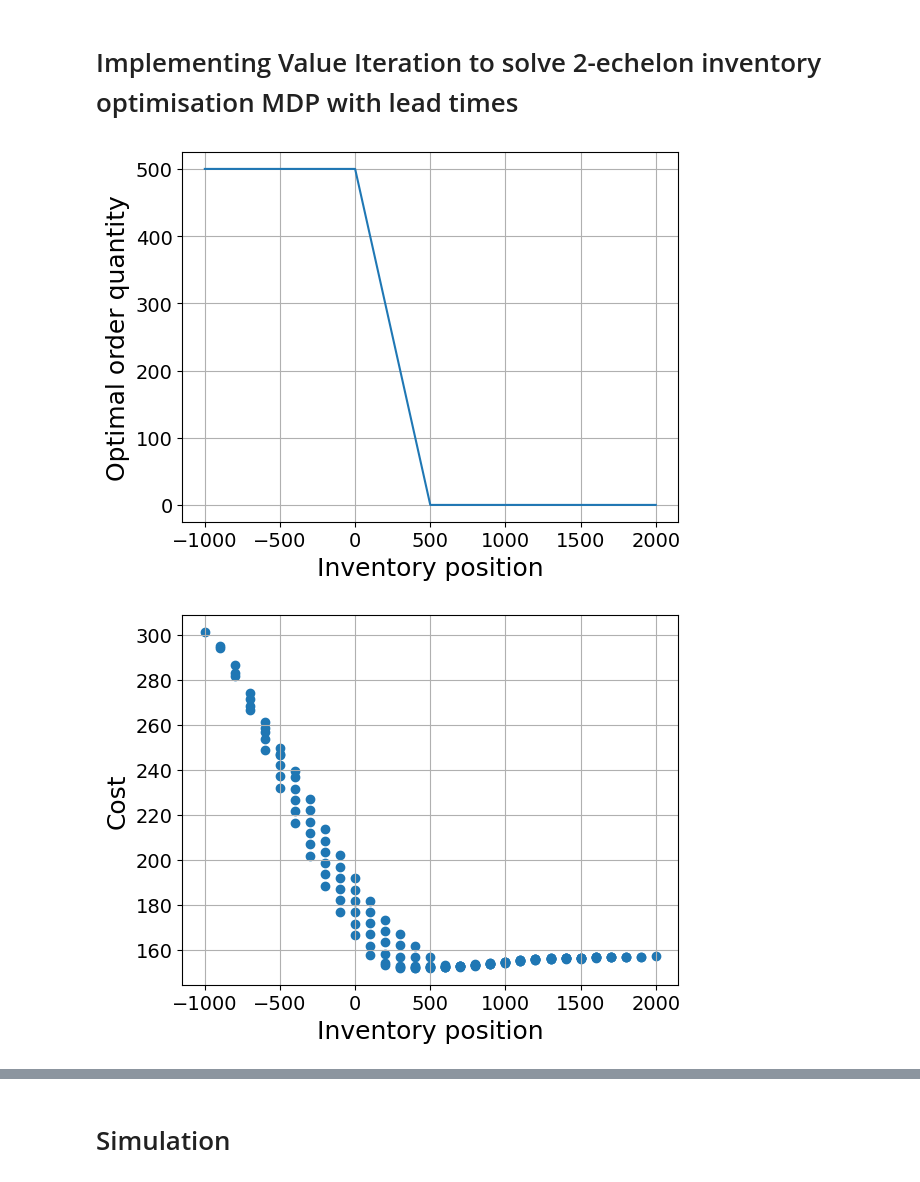
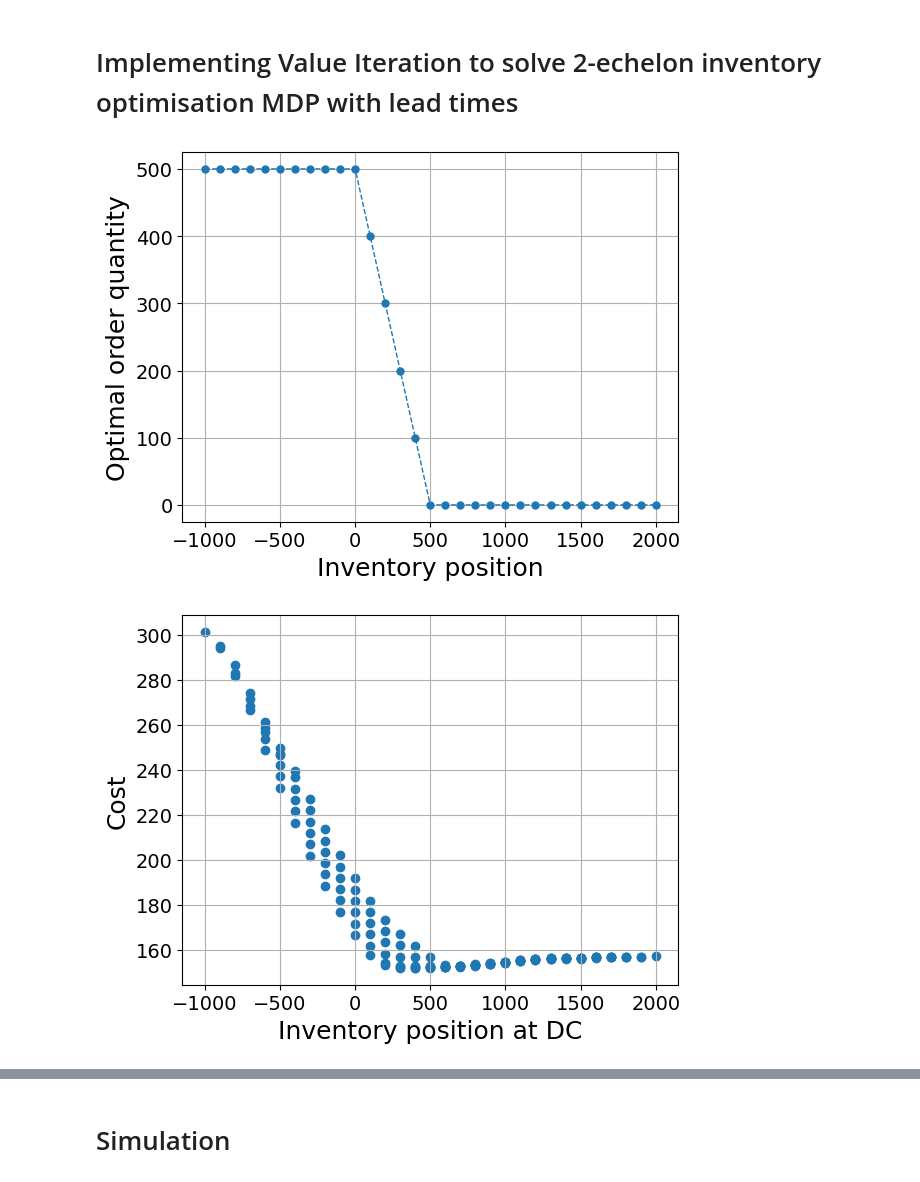
Before and after one commit to turtlesoul25/STOR-i_IM_PhDResearchProposal, a Jupyter notebook: SolveMDP.ipynb, the cells around one changed output, grey strips where cells are left out. Saved outputs shown, nothing was run; the diff lists cells and outputs as text; code cells hidden in the pictures.

Commit message:
Changed policy plots to have circles and dotted lines for discrete results

```diff
--- a/SolveMDP.ipynb
+++ b/SolveMDP.ipynb
@@ -320,24 +323,24 @@ maxA=500
 # %%
 # Plot optimal ordering policy vs inventory position
 fig, ax = plt.subplots()
-plt.plot(*zip(*sorted([(ip, pol) for ip, pol_set in opt_policy_range.items() for pol in pol_set])))
+plt.plot(*zip(*sorted([(ip, pol) for ip, pol_set in opt_policy_range.items() for pol in pol_set])), linestyle="--", linewidth=1, marker = ".", markersize=10)
 plt.xlabel("Inventory position", fontsize=18)
 plt.ylabel("Optimal order quantity", fontsize=18)
 plt.grid()
 plt.savefig(f"Figures/single_echelon/policy_L{lead_time}_cap{capacity}_moq{max(A)}_sl{cb*100/(cb+ch):.1f}.pdf", dpi=300)
 plt.show()
 # %% [output]
-[figure, old version]
+[figure, new version]
 # %%
 # Plot minimised costs vs inventory position
 plt.scatter(*zip(*sorted([(ip, cost) for ip, cost_set in opt_cost_range.items() for cost in cost_set])))
-plt.xlabel("Inventory position", fontsize=18)
+plt.xlabel("Inventory position at DC", fontsize=18)
 plt.ylabel("Cost", fontsize=18)
 plt.grid()
 plt.savefig(f"Figures/single_echelon/cost_L{lead_time}_cap{capacity}_moq{max(A)}_sl{cb*100/(cb+ch):.1f}.pdf", dpi=300)
 plt.show()
 # %% [output]
-[figure, old version]
+[figure, new version]
 # %%
 # Storing inventory position, level, on hand stock, backorders, outstanding orders and the associated policies+costs for each state
 ips = []
```
Also changed, not shown: parts of 9 cells of this notebook, 34 other files.
